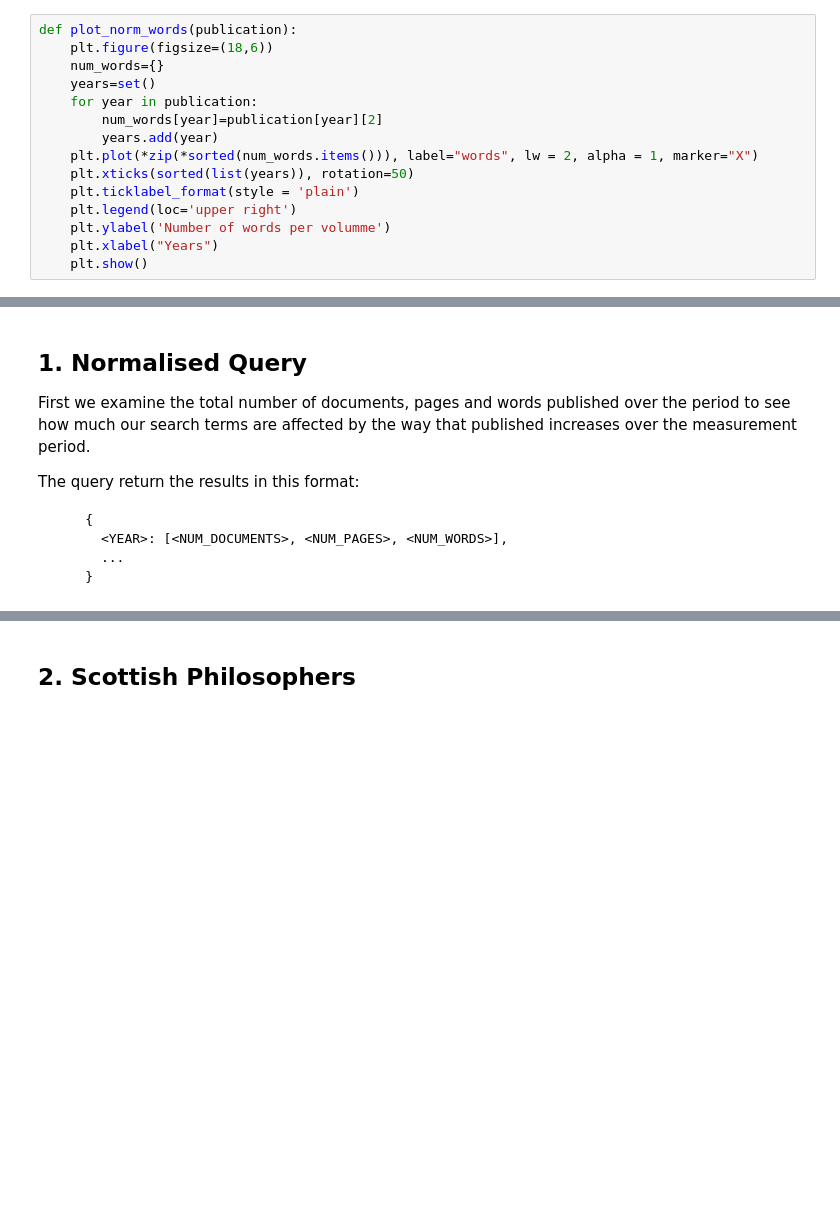
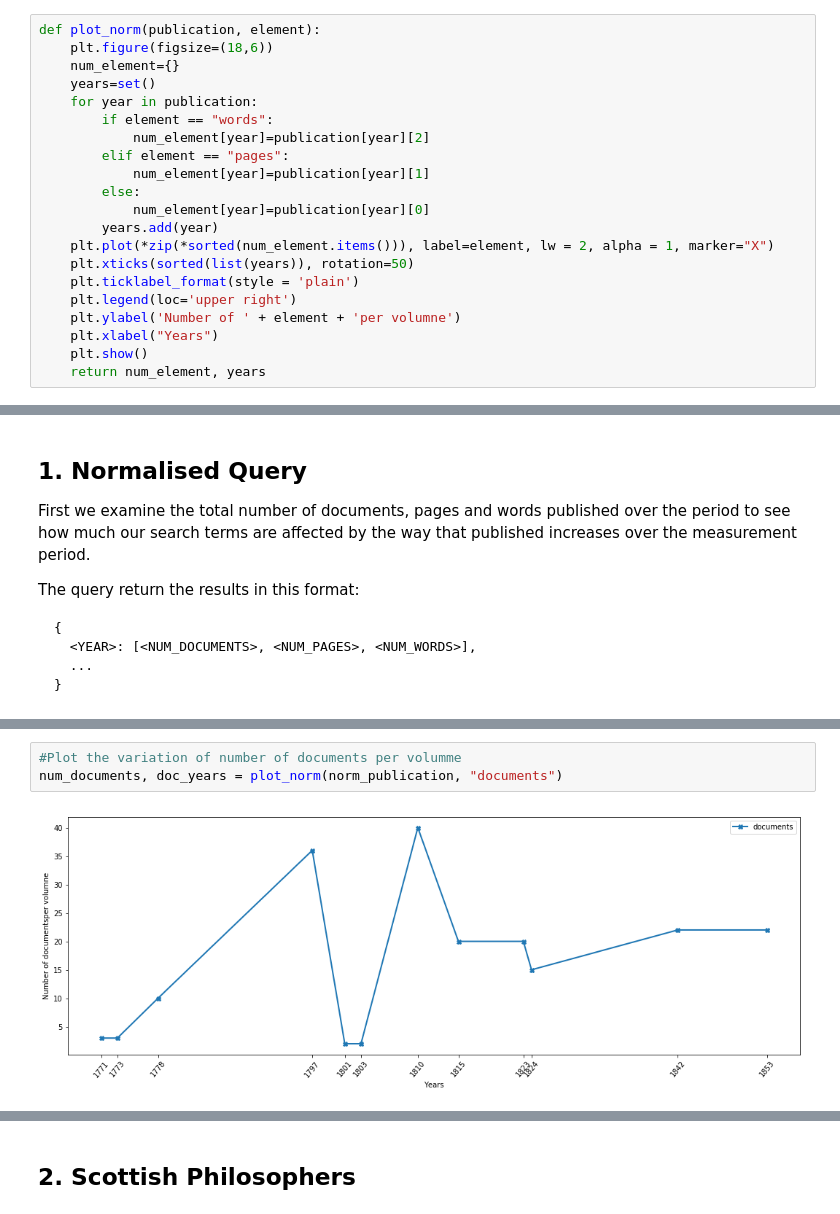
Before and after one commit to alan-turing-institute/defoe_visualization, a Jupyter notebook: NLS/Visualization_Frequency_Taxonomy_Ngrams.ipynb, the cells around one changed output, grey strips where cells are left out. Drawn from its saved outputs; the diff is of its cells as text; blank space fills up the shorter version.

```diff
--- a/NLS/Visualization_Frequency_Taxonomy_Ngrams.ipynb
+++ b/NLS/Visualization_Frequency_Taxonomy_Ngrams.ipynb
@@ -95,17 +95,23 @@ def plot_freq_count(freq_results, view_terms):
     plt.xlabel("Years")
     plt.show()
 # %%
-def plot_norm_words(publication):
+def plot_norm(publication, element):
     plt.figure(figsize=(18,6))
-    num_words={}
+    num_element={}
     years=set()
     for year in publication:
-        num_words[year]=publication[year][2]
+        if element == "words":
+            num_element[year]=publication[year][2]
+        elif element == "pages":
+            num_element[year]=publication[year][1]
+        else:
+            num_element[year]=publication[year][0]
         years.add(year)
-    plt.plot(*zip(*sorted(num_words.items())), label="words", lw = 2, alpha = 1, marker="X")
+    plt.plot(*zip(*sorted(num_element.items())), label=element, lw = 2, alpha = 1, marker="X")
     plt.xticks(sorted(list(years)), rotation=50)
     plt.ticklabel_format(style = 'plain')
     plt.legend(loc='upper right')
-    plt.ylabel('Number of words per volumme')
+    plt.ylabel('Number of ' + element + 'per volumne')
     plt.xlabel("Years")
     plt.show()
+    return num_element, years
@@ -136,0 +161,5 @@ plot_norm_words(norm_publication)
+# %%
+#Plot the variation of number of documents per volumme
+num_documents, doc_years = plot_norm(norm_publication, "documents")
+# %% [output]
+[figure, added]
```
Also changed, not shown: parts of 19 cells of this notebook.
